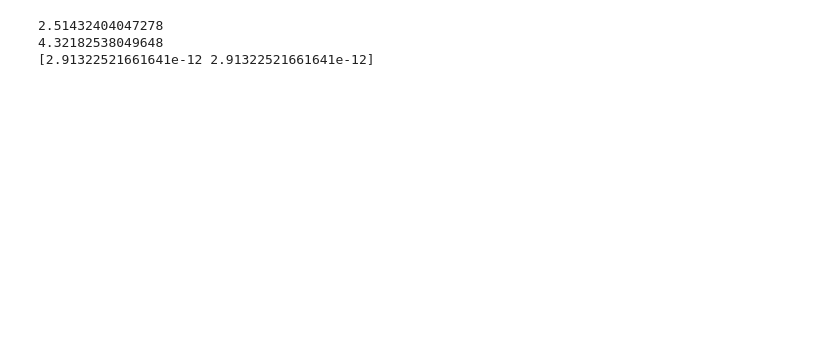
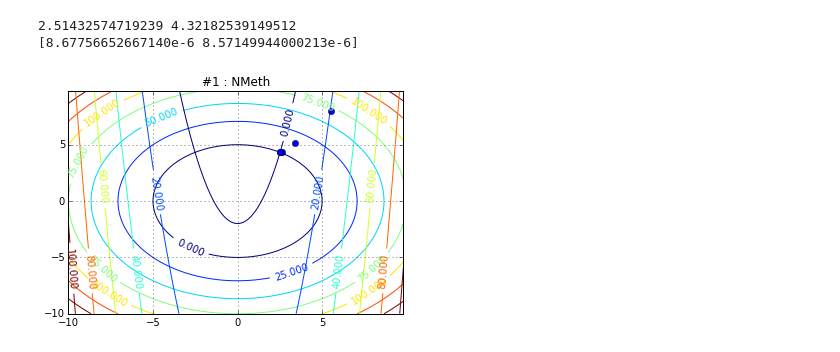
Before and after one commit to DustinVerzal/Math-415, a Jupyter notebook: Homework/Math 415 - Homework_1.ipynb, the cells around one changed output. Saved outputs shown, nothing was run; the diff lists cells and outputs as text; code cells hidden in the pictures; blank space fills up the shorter version.

```diff
--- a/Homework/Math 415 - Homework_1.ipynb
+++ b/Homework/Math 415 - Homework_1.ipynb
@@ -18,27 +37,46 @@ NameError: name 'f' is not defined
 # %%
-#Secant method
+#1: Secant method
+def f(p):
+    x, y = p
+    return np.array([x**2 + y**2 - 25, x**2 - y - 2])
+
 x, y = sympy.symbols("x, y")
 F = sympy.Matrix([x**2 + y**2 - 25, x**2 - y -2])
 J = F.jacobian([x, y])
 
-tol = 1e-8
+tol = 1e-4
 max_iter = 1000
 x_val = 1
 y_val = 1
 p = [(x, x_val), (y, y_val)]
 diff = 1
 
 for i in range(0, max_iter):
     values = -J.subs(p).inv()*F.subs(p)
     x_val = x_val + values[0]
     y_val = y_val + values[1]
     p = [(x, x_val), (y, y_val)]
+    pt = plt.plot(x_val*1.0, y_val*1.0, '-bo')
     if F.subs(p)[0] * 1.0 <= tol and F.subs(p)[1] * 1.0 <= tol:
-        print x_val * 1.0
-        print y_val * 1.0
-        print equations((x_val*1.0, y_val*1.0))
+        print x_val * 1.0, y_val * 1.0
+        print f((x_val*1.0, y_val*1.0)), "\n\n"
         break
+
+#Plot
+x_mesh = np.arange(-10, 10, .2)
+y_mesh = np.arange(-10, 10, .2)
+X, Y = np.meshgrid(x_mesh, y_mesh)
+Z1 = X**2 + Y**2 - 25
+Z2 = X**2 - Y - 2
+
+CS1 = plt.contour(X, Y, Z1)
+CS2 = plt.contour(X, Y, Z2)
+plt.clabel(CS1, inline=1, fontsize=10)
+plt.clabel(CS2, inline=1, fontsize=10)
+plt.grid()
+plt.title("#1 : NMeth")
+plt.show()
 # %% [output]
-2.51432404047278
-4.32182538049648
-[2.91322521661641e-12 2.91322521661641e-12]
+2.51432574719239 4.32182539149512
+[8.67756652667140e-6 8.57149944000213e-6]
+[figure, added]
```
Also changed, not shown: parts of 6 cells of this notebook.
